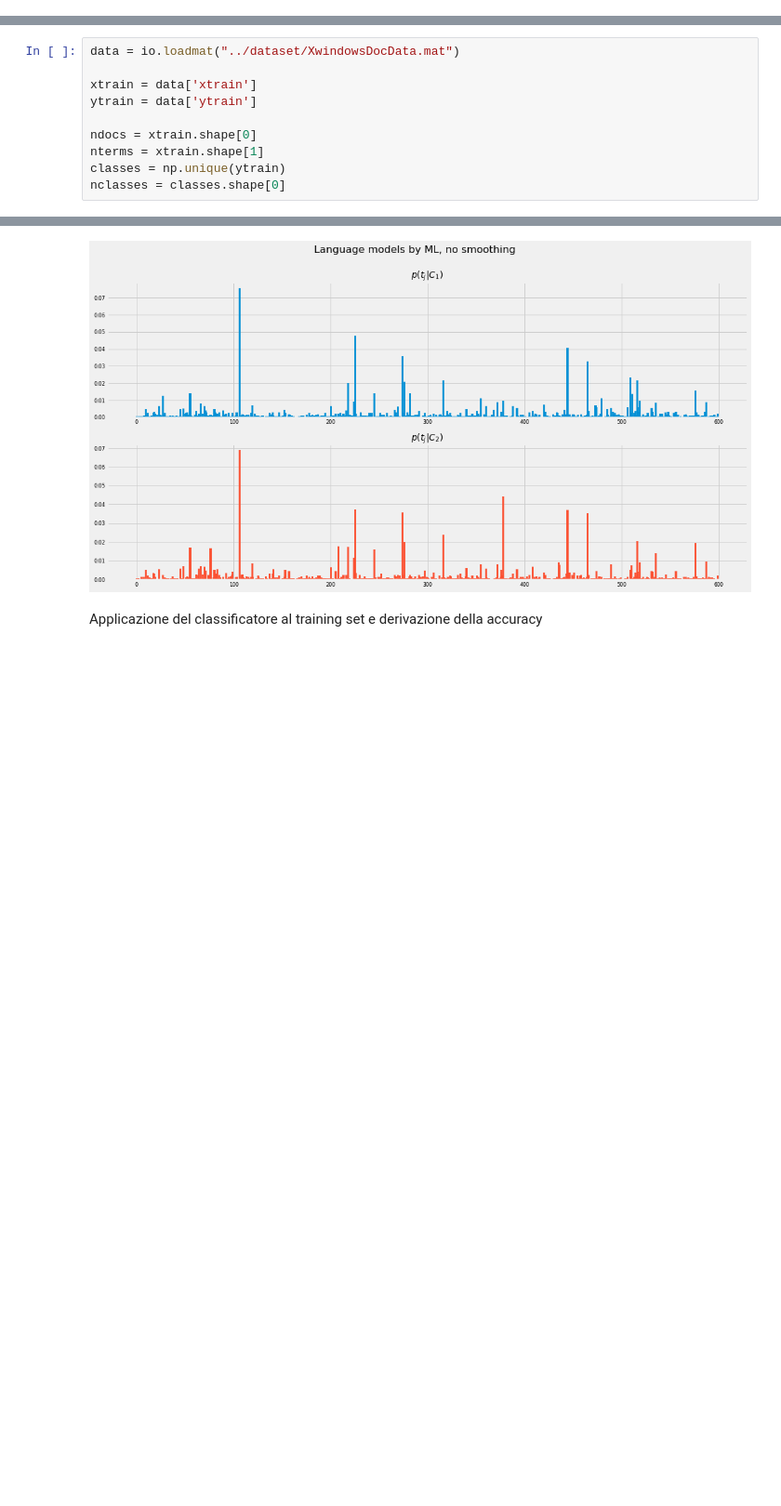
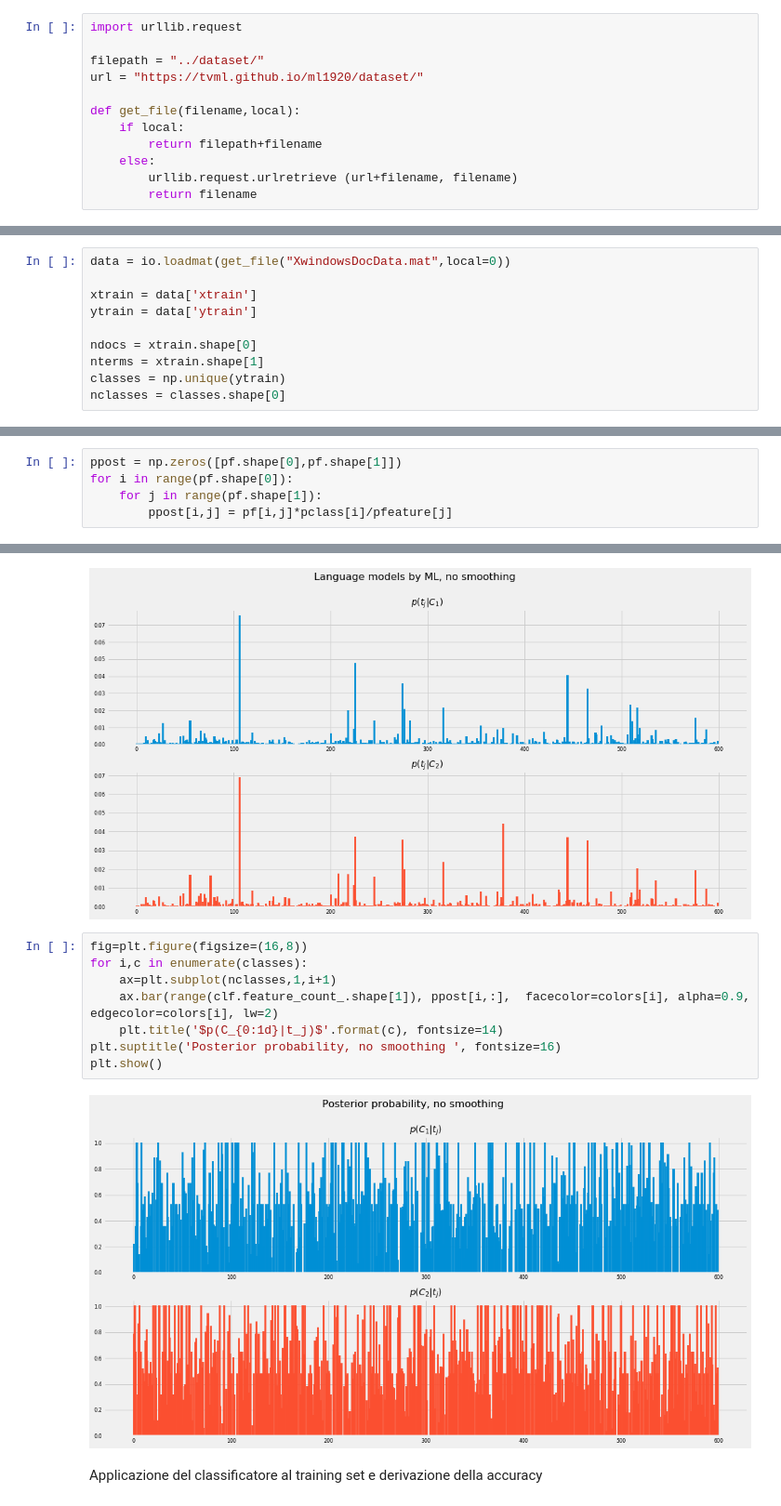
Before and after one commit to tvml/ml1920, a Jupyter notebook: codici/naivebayes.ipynb, the cells around one changed output, grey strips where cells are left out. Shown: that part at 93% size. Drawn from its saved outputs; the diff is of its cells as text; blank space fills up the shorter version.

```diff
--- a/codici/naivebayes.ipynb
+++ b/codici/naivebayes.ipynb
@@ -26,10 +26,22 @@ plt.rcParams['lines.linewidth'] = 2
 
 colors = ['#008fd5', '#fc4f30', '#e5ae38', '#6d904f', '#8b8b8b', '#810f7c', '#137e6d', '#be0119', '#3b638c', '#af6f09',
          '#c79fef', '#80f9ad']
+# %%
+import urllib.request
+
+filepath = "../dataset/"
+url = "https://tvml.github.io/ml1920/dataset/"
+
+def get_file(filename,local):
+    if local:
+        return filepath+filename
+    else:
+        urllib.request.urlretrieve (url+filename, filename)
+        return filename
 # %% [markdown]
 Legge il dataset
 # %%
-data = io.loadmat("../dataset/XwindowsDocData.mat")
+data = io.loadmat(get_file("XwindowsDocData.mat",local=0))
 
 xtrain = data['xtrain']
 ytrain = data['ytrain']
@@ -59,0 +133,5 @@ pfeature=np.array([pf[0,i]*pclass[0]+pf[1,i]*pclass[1] for i in range(pf.shape[1
+# %%
+ppost = np.zeros([pf.shape[0],pf.shape[1]])
+for i in range(pf.shape[0]):
+    for j in range(pf.shape[1]):
+        ppost[i,j] = pf[i,j]*pclass[i]/pfeature[j]
@@ -69,6 +155,16 @@ plt.suptitle('Language models by ML, no smoothing ', fontsize=16)
 plt.show()
 # %% [output]
 [figure]
+# %%
+fig=plt.figure(figsize=(16,8))
+for i,c in enumerate(classes):
+    ax=plt.subplot(nclasses,1,i+1)
+    ax.bar(range(clf.feature_count_.shape[1]), ppost[i,:],  facecolor=colors[i], alpha=0.9, edgecolor=colors[i], lw=2)
+    plt.title('$p(C_{0:1d}|t_j)$'.format(c), fontsize=14)
+plt.suptitle('Posterior probability, no smoothing ', fontsize=16)
+plt.show()
+# %% [output]
+[figure, added]
 # %% [markdown]
 Applicazione del classificatore al training set e derivazione della accuracy
 # %%
```
Also changed, not shown: parts of 10 cells of this notebook, 6 other files.
